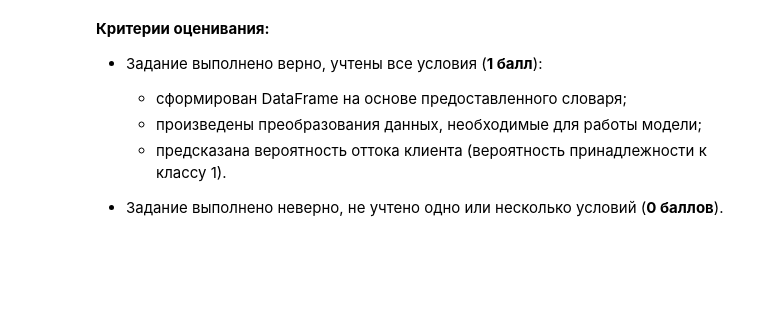
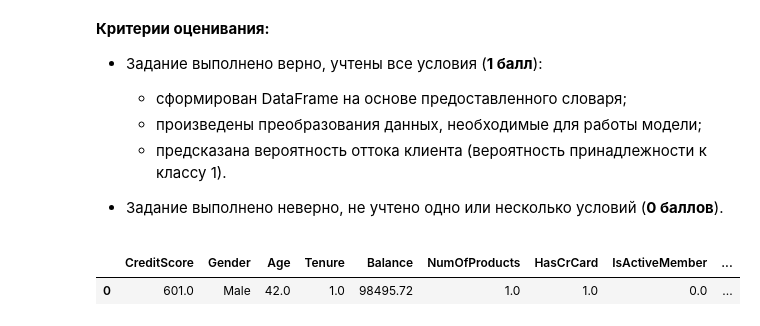
Before and after one commit to botovalex/SFDC, a Jupyter notebook: ML/ML3_Практика._Ноутбук-abotov.ipynb, the cells around one changed output. Saved outputs shown, nothing was run; the diff lists cells and outputs as text; code cells hidden in the pictures; blank space fills up the shorter version.

```diff
--- a/ML/ML3_Практика._Ноутбук-abotov.ipynb
+++ b/ML/ML3_Практика._Ноутбук-abotov.ipynb
@@ -1014,4 +1045,19 @@ TEST: F1-score in optimal treshold = 0.65
 
 - Задание выполнено неверно, не учтено одно или несколько условий (**0 баллов**).
 # %%
-# Ваш код здесь
+# создаём DataFrame с данными клиента
+vasiliy = pd.DataFrame({
+    'CreditScore': [601.0],
+    'Gender': ['Male'],
+    'Age': [42.0],
+    'Tenure': [1.0],
+    'Balance': [98495.72],
+    'NumOfProducts': [1.0],
+    'HasCrCard': [1.0],
+    'IsActiveMember': [0.0],
+    'EstimatedSalary': [40014.76]
+})
+vasiliy
+# %% [output]
+|  | CreditScore | Gender | Age | Tenure | Balance | NumOfProducts | HasCrCard | IsActiveMember | ... |
+| 0 | 601.0 | Male | 42.0 | 1.0 | 98495.72 | 1.0 | 1.0 | 0.0 | ... |
```
Also changed, not shown: parts of 6 cells of this notebook.
